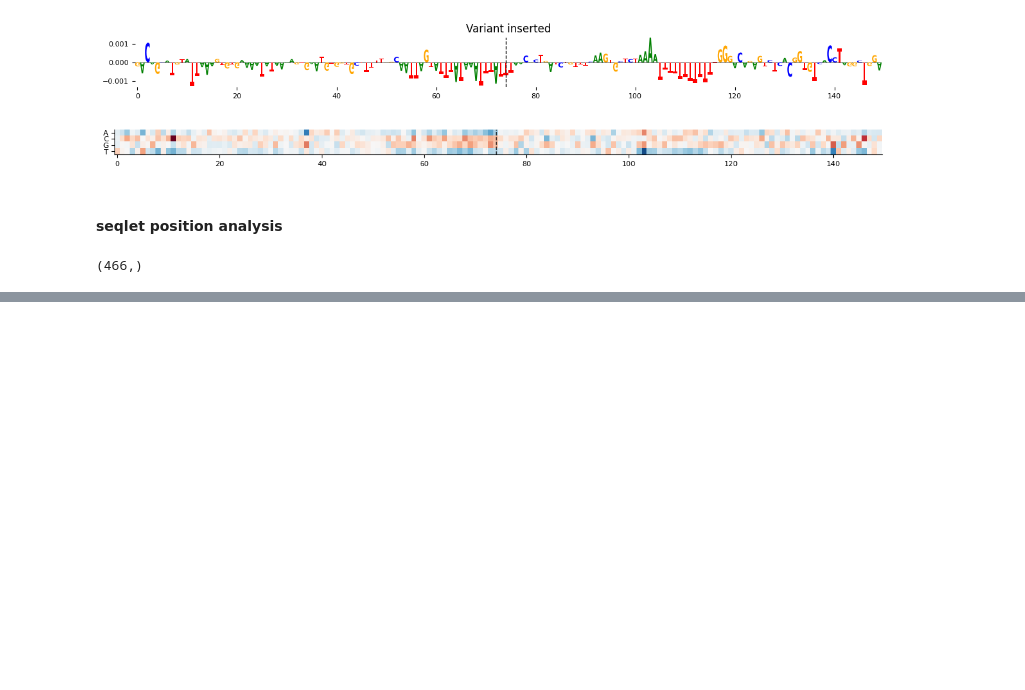
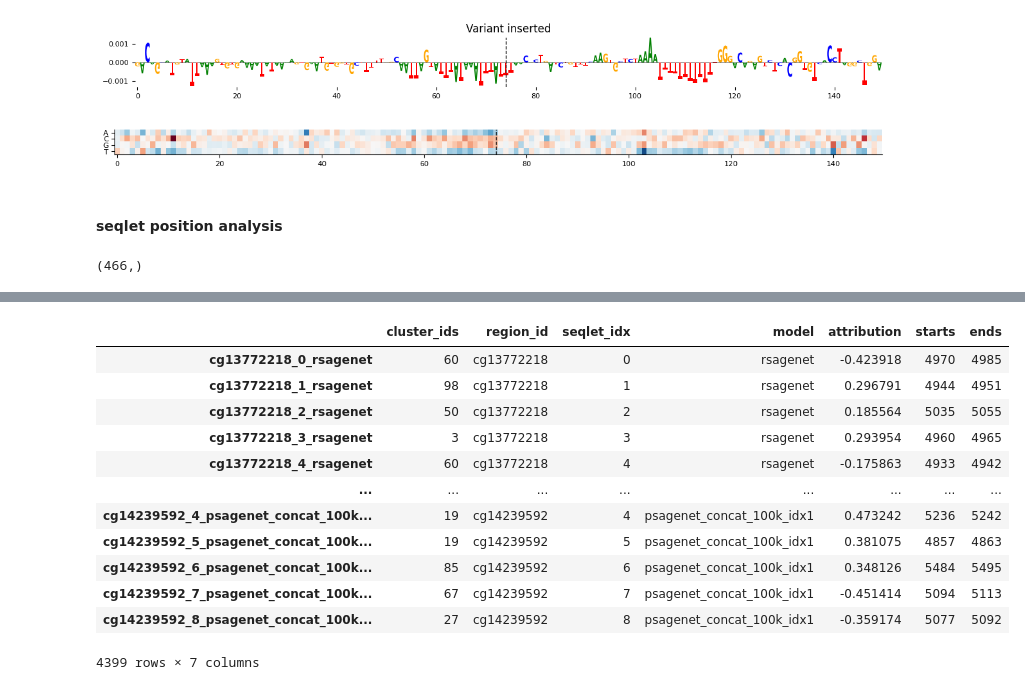
Before and after one commit to mostafavilabuw/SAGEnet, a Jupyter notebook: plot_figs/plot_attribution_figs.ipynb, the cells around one changed output, grey strips where cells are left out. Drawn from its saved outputs; the diff is of its cells as text; code cells hidden in the pictures; blank space fills up the shorter version.

```diff
--- a/plot_figs/plot_attribution_figs.ipynb
+++ b/plot_figs/plot_attribution_figs.ipynb
@@ -156,0 +191,16 @@ SAGEnet.plot.boxplot_compare(np.abs(input_len//2-personal_model_personal_summary
+# %%
+seqlet_info
+# %% [output]
+|  | cluster_ids | region_id | seqlet_idx | model | attribution | starts | ends |
+| cg13772218_0_rsagenet | 60 | cg13772218 | 0 | rsagenet | -0.423918 | 4970 | 4985 |
+| cg13772218_1_rsagenet | 98 | cg13772218 | 1 | rsagenet | 0.296791 | 4944 | 4951 |
+| cg13772218_2_rsagenet | 50 | cg13772218 | 2 | rsagenet | 0.185564 | 5035 | 5055 |
+| cg13772218_3_rsagenet | 3 | cg13772218 | 3 | rsagenet | 0.293954 | 4960 | 4965 |
+| cg13772218_4_rsagenet | 60 | cg13772218 | 4 | rsagenet | -0.175863 | 4933 | 4942 |
+| ... | ... | ... | ... | ... | ... | ... | ... |
+| cg14239592_4_psagenet_concat_100k... | 19 | cg14239592 | 4 | psagenet_concat_100k_idx1 | 0.473242 | 5236 | 5242 |
+| cg14239592_5_psagenet_concat_100k... | 19 | cg14239592 | 5 | psagenet_concat_100k_idx1 | 0.381075 | 4857 | 4863 |
+| cg14239592_6_psagenet_concat_100k... | 85 | cg14239592 | 6 | psagenet_concat_100k_idx1 | 0.348126 | 5484 | 5495 |
+| cg14239592_7_psagenet_concat_100k... | 67 | cg14239592 | 7 | psagenet_concat_100k_idx1 | -0.451414 | 5094 | 5113 |
+| cg14239592_8_psagenet_concat_100k... | 27 | cg14239592 | 8 | psagenet_concat_100k_idx1 | -0.359174 | 5077 | 5092 |
+4399 rows × 7 columns
```
Also changed, not shown: parts of 17 cells of this notebook, 6 other files.
